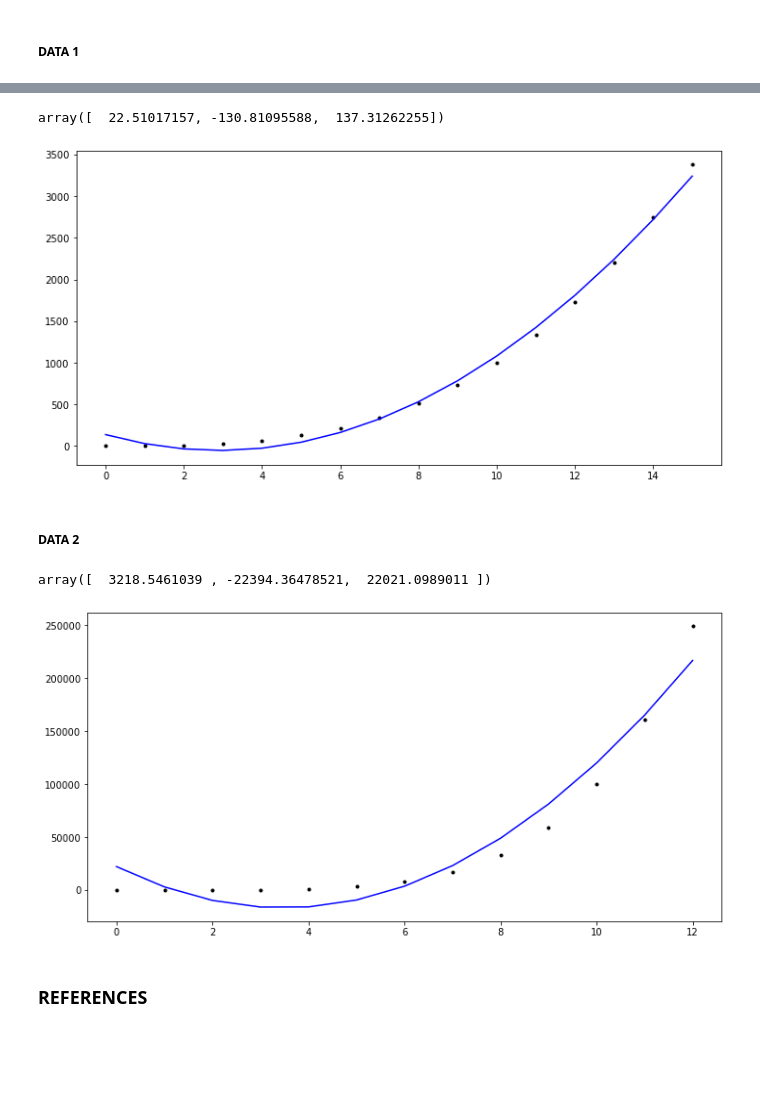
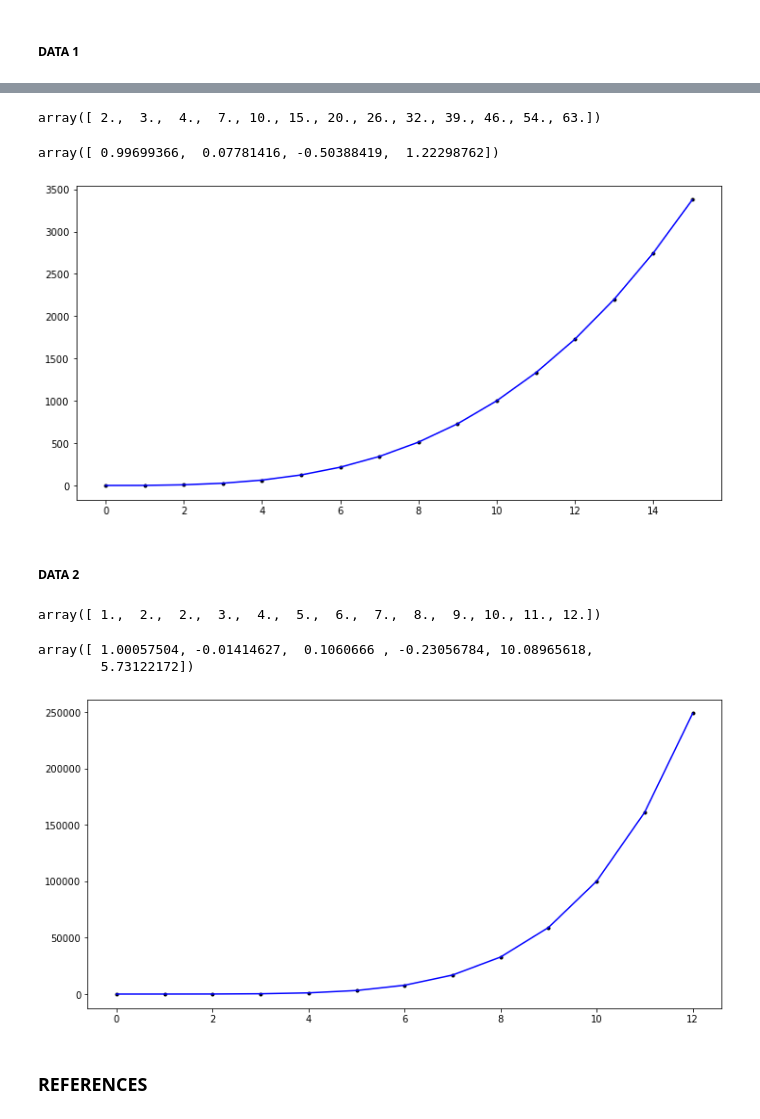
Before and after one commit to AnteDujic/MLS---Assesment, a Jupyter notebook: Practicals/03-parameters.ipynb, the cells around one changed output, grey strips where cells are left out. Drawn from its saved outputs; the diff is of its cells as text; code cells hidden in the pictures; blank space fills up the shorter version.

Commit message:
Models - tidy, Parameters - Exercise Update

```diff
--- a/Practicals/03-parameters.ipynb
+++ b/Practicals/03-parameters.ipynb
@@ -107,8 +118,15 @@ y = np.array(y)
+# %%
+# Checking method
+
+cr = y ** (1./3.)
+np.round(cr)
+# %% [output]
+array([ 2.,  3.,  4.,  7., 10., 15., 20., 26., 32., 39., 46., 54., 63.])
 # %%
-params = np.polyfit(x, y, 2)
+params = np.polyfit(x, y, 3)
 params
 # %% [output]
-array([  22.51017157, -130.81095588,  137.31262255])
+array([ 0.99699366,  0.07781416, -0.50388419,  1.22298762])
 # %%
 # Create a plot.
 fig, ax = plt.subplots(figsize=(12,6))
@@ -117,9 +135,9 @@ fig, ax = plt.subplots(figsize=(12,6))
 ax.plot(x, y, 'k.')
 
 # Plot x vs parameters on x.
-ax.plot(x, params[0] * x**2 + params[1] * x + params[2], 'b-');
+ax.plot(x, params[0] * x**3 + params[1] * x**2 + params[2] * x + params[3], 'b-');
 # %% [output]
-[figure, old version]
+[figure, new version]
 # %% [markdown]
 ##### DATA 2
 # %%
@@ -127,22 +145,30 @@ x = [0.0, 1.0, 2.0, 3.0, 4.0, 5.0, 6.0, 7.0, 8.0, 9.0, 10.0, 11.0, 12.0]
 y = [5.7, 16.6, 58.0, 278.9, 1069.3, 3181.4, 7844.3, 16883.9, 32854.9, 59144.2, 100106.7, 161166.3, 248958.6]
 x = np.array(x)
 y = np.array(y)
+# %%
+# Defining method
+
+cr = y ** (1./5.)
+np.round(cr)
+# %% [output]
+array([ 1.,  2.,  2.,  3.,  4.,  5.,  6.,  7.,  8.,  9., 10., 11., 12.])
 # %%
-params = np.polyfit(x, y, 2)
+params = np.polyfit(x, y, 5)
 params
 # %% [output]
-array([  3218.5461039 , -22394.36478521,  22021.0989011 ])
+array([ 1.00057504, -0.01414627,  0.1060666 , -0.23056784, 10.08965618,
+        5.73122172])
 # %%
 # Create a plot.
 fig, ax = plt.subplots(figsize=(12,6))
 
 # Plot x vs y.
 ax.plot(x, y, 'k.')
 
 # Plot x vs parameters on x.
-ax.plot(x, params[0] * x**2 + params[1] * x + params[2], 'b-');
+ax.plot(x, params[0] * x**5 + params[1] * x**4 + params[2] * x**3 + params[3] * x**2 + params[4] * x + params[5], 'b-');
 # %% [output]
-[figure, old version]
+[figure, new version]
 # %% [markdown]
 ### REFERENCES
 # %% [markdown]
```
Also changed, not shown: parts of 7 cells of this notebook, 1 other file.
